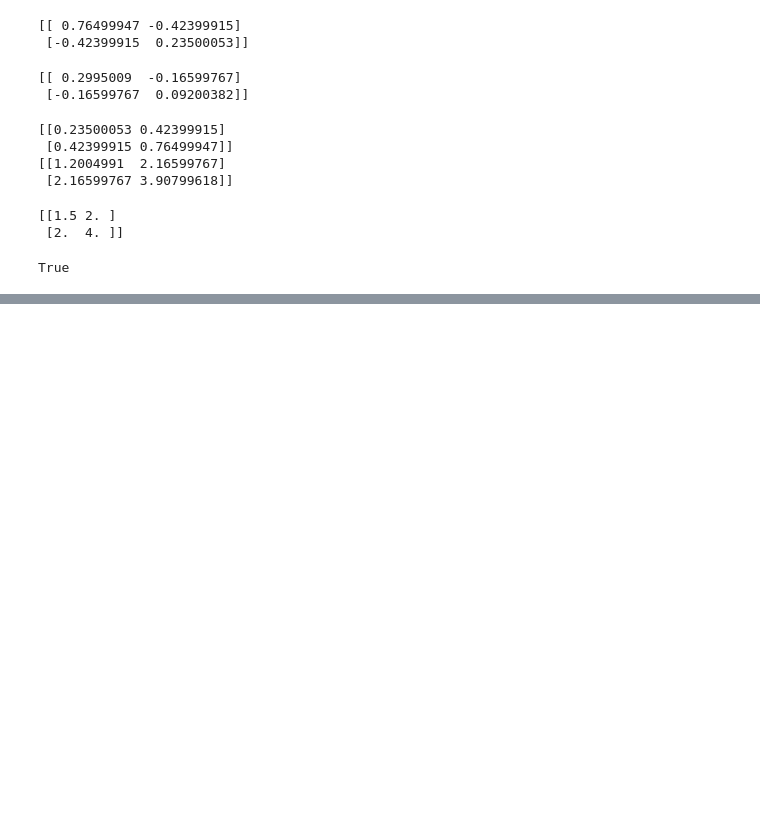
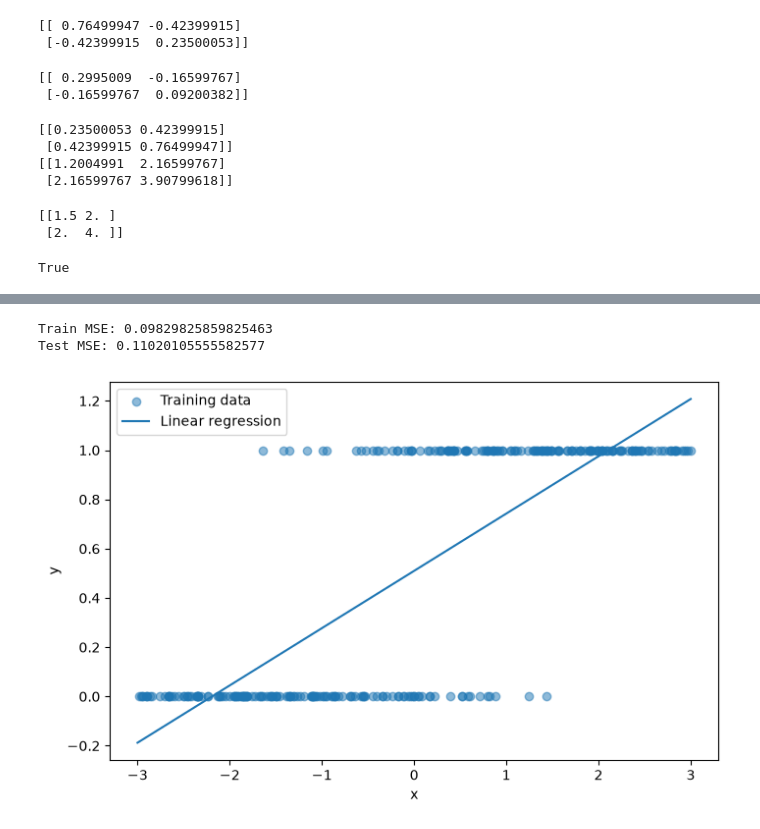
Before and after one commit to rigozu9/Machine-Learning-1, a Jupyter notebook: Week 1 /week1.ipynb, the cells around one changed output, grey strips where cells are left out. Drawn from its saved outputs; the diff is of its cells as text; code cells hidden in the pictures; blank space fills up the shorter version.

```diff
--- a/Week 1 /week1.ipynb
+++ b/Week 1 /week1.ipynb
@@ -73,3 +73,14 @@ np.allclose(A, term1 + term2)
 [[1.5 2. ]
  [2.  4. ]]
 True
+# %%
+# Ex 3
+import numpy as np
+import pandas as pd
+import matplotlib.pyplot as plt
+
+from sklearn.linear_model import LinearRegression, LogisticRegression
+from sklearn.metrics import mean_squared_error, log_loss
+
+train = pd.read_csv("data/train.csv")
+test = pd.read_csv("data/test.csv")
@@ -75,0 +114,15 @@ True
+# %%
+X_train = train[["x"]]
+y_train = train["y"]
+
+X_test = test[["x"]]
+y_test = test["y"]
+
+model = LinearRegression()
+model.fit(X_train, y_train)
+
+y_train_pred = model.predict(X_train)
+y_test_pred = model.predict(X_test)
+
+print(y_train[:5])
+print(y_train_pred[:5])
@@ -75,0 +137,25 @@ True
+# %%
+train_mse = mean_squared_error(y_train, y_train_pred)
+test_mse = mean_squared_error(y_test, y_test_pred)
+
+print("Train MSE:", train_mse)
+print("Test MSE:", test_mse)
+# %% [output]
+Train MSE: 0.09829825859825463
+Test MSE: 0.11020105555582577
+# %%
+x = np.linspace(start=-3, stop=3, num=100)
+y = model.predict(x.reshape(-1, 1))
+
+plt.figure(figsize=(8, 5))
+
+plt.scatter(X_train, y_train, label="Training data", alpha=0.5)
+
+plt.plot(x, y, "-", label="Linear regression")
+
+plt.xlabel("x")
+plt.ylabel("y")
+plt.legend()
+plt.show()
+# %% [output]
+[figure, added]
```
Also changed, not shown: parts of 5 cells of this notebook.
